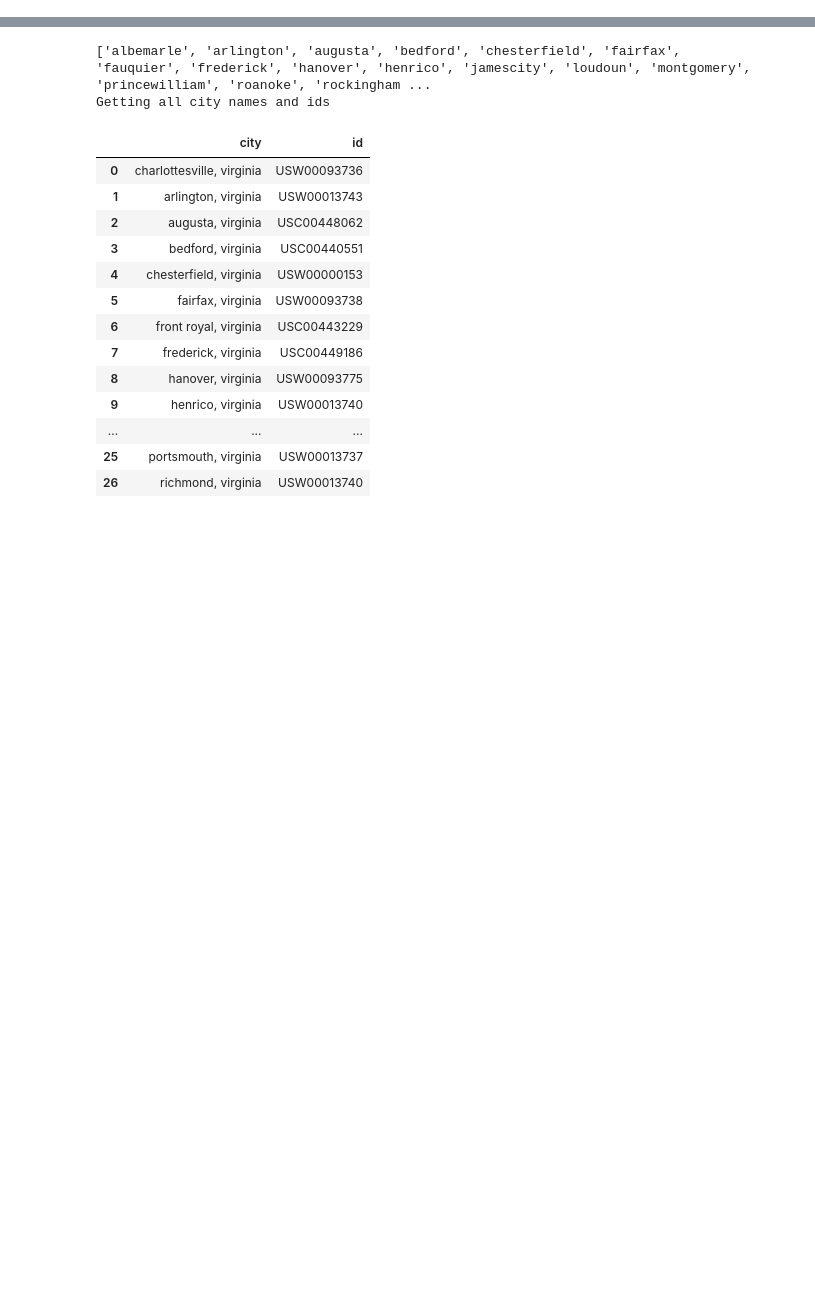
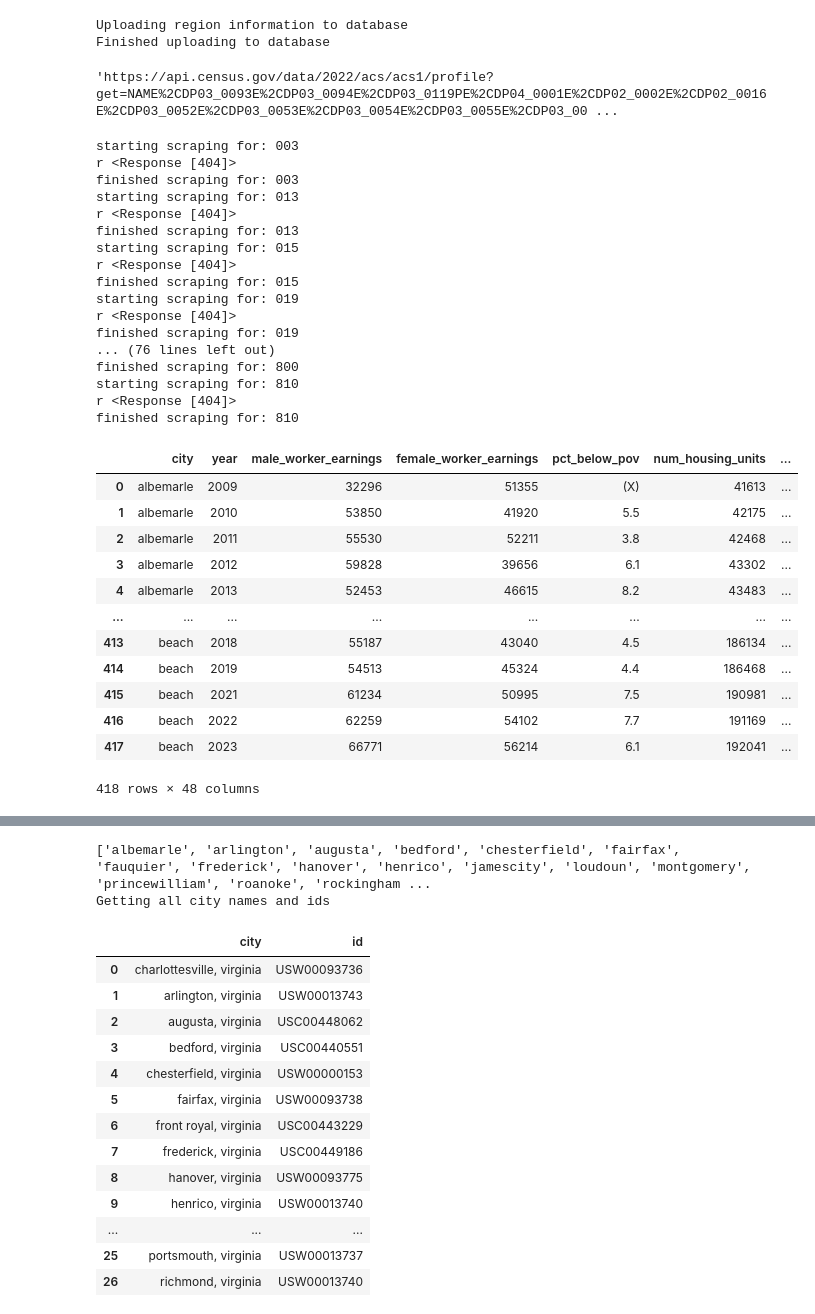
Before and after one commit to j-miskill/climate-ville, a Jupyter notebook: sandbox.ipynb, the cells around one changed output, grey strips where cells are left out. Drawn from its saved outputs; the diff is of its cells as text; code cells hidden in the pictures; blank space fills up the shorter version.

```diff
--- a/sandbox.ipynb
+++ b/sandbox.ipynb
@@ -16,0 +28,64 @@ server, engine = cd.connect_to_postgres(password=pgpw) #need to add create=True
+# %%
+cities_and_ids = pd.read_csv("data/city-ids.csv")
+cities = list(cities_and_ids['city'])
+station_ids = list(cities_and_ids['id'])
+cd.upload_cities_to_postgres(cities_and_ids, engine=engine)
+# %% [output]
+Uploading region information to database
+Finished uploading to database
+# %%
+y = "2022"
+tmp_url = cd.base_url + f"{y}/acs/acs1/profile"
+get_metrics = "".join(x + "," for x in cd.list_of_metrics.keys())
+get_metrics = get_metrics[:len(get_metrics)-1] # get rid of the last comma that I appended
+city_id = "003"
+
+params = {
+        "get": get_metrics,
+        "for": f"county:{city_id}",
+        "in": "state:51",
+            "key": os.getenv("CENSUS_KEY")}
+
+r = requests.get(tmp_url, params=params)
+r.url
+# %% [output]
+'https://api.census.gov/data/2022/acs/acs1/profile?get=NAME%2CDP03_0093E%2CDP03_0094E%2CDP03_0119PE%2CDP04_0001E%2CDP02_0002E%2CDP02_0016E%2CDP03_0052E%2CDP03_0053E%2CDP03_0054E%2CDP03_0055E%2CDP03_00 ...
+# %%
+ids = list(cd.get_all_cities()['county'])
+full_df = pd.DataFrame()
+for id in ids:
+    df = cd.get_data_for_city(city="blank", years=[2009, 2024], county=id)
+    full_df = pd.concat([full_df, df], ignore_index=True)
+
+full_df
+# %% [output]
+starting scraping for: 003
+r <Response [404]>
+finished scraping for: 003
+starting scraping for: 013
+r <Response [404]>
+finished scraping for: 013
+starting scraping for: 015
+r <Response [404]>
+finished scraping for: 015
+starting scraping for: 019
+r <Response [404]>
+finished scraping for: 019
+... (76 lines left out)
+finished scraping for: 800
+starting scraping for: 810
+r <Response [404]>
+finished scraping for: 810
+|  | city | year | male_worker_earnings | female_worker_earnings | pct_below_pov | num_housing_units | ... |
+| 0 | albemarle | 2009 | 32296 | 51355 | (X) | 41613 | ... |
+| 1 | albemarle | 2010 | 53850 | 41920 | 5.5 | 42175 | ... |
+| 2 | albemarle | 2011 | 55530 | 52211 | 3.8 | 42468 | ... |
+| 3 | albemarle | 2012 | 59828 | 39656 | 6.1 | 43302 | ... |
+| 4 | albemarle | 2013 | 52453 | 46615 | 8.2 | 43483 | ... |
+| ... | ... | ... | ... | ... | ... | ... | ... |
+| 413 | beach | 2018 | 55187 | 43040 | 4.5 | 186134 | ... |
+| 414 | beach | 2019 | 54513 | 45324 | 4.4 | 186468 | ... |
+| 415 | beach | 2021 | 61234 | 50995 | 7.5 | 190981 | ... |
+| 416 | beach | 2022 | 62259 | 54102 | 7.7 | 191169 | ... |
+| 417 | beach | 2023 | 66771 | 56214 | 6.1 | 192041 | ... |
+418 rows × 48 columns
```
Also changed, not shown: parts of 9 cells of this notebook, 7 other files.
